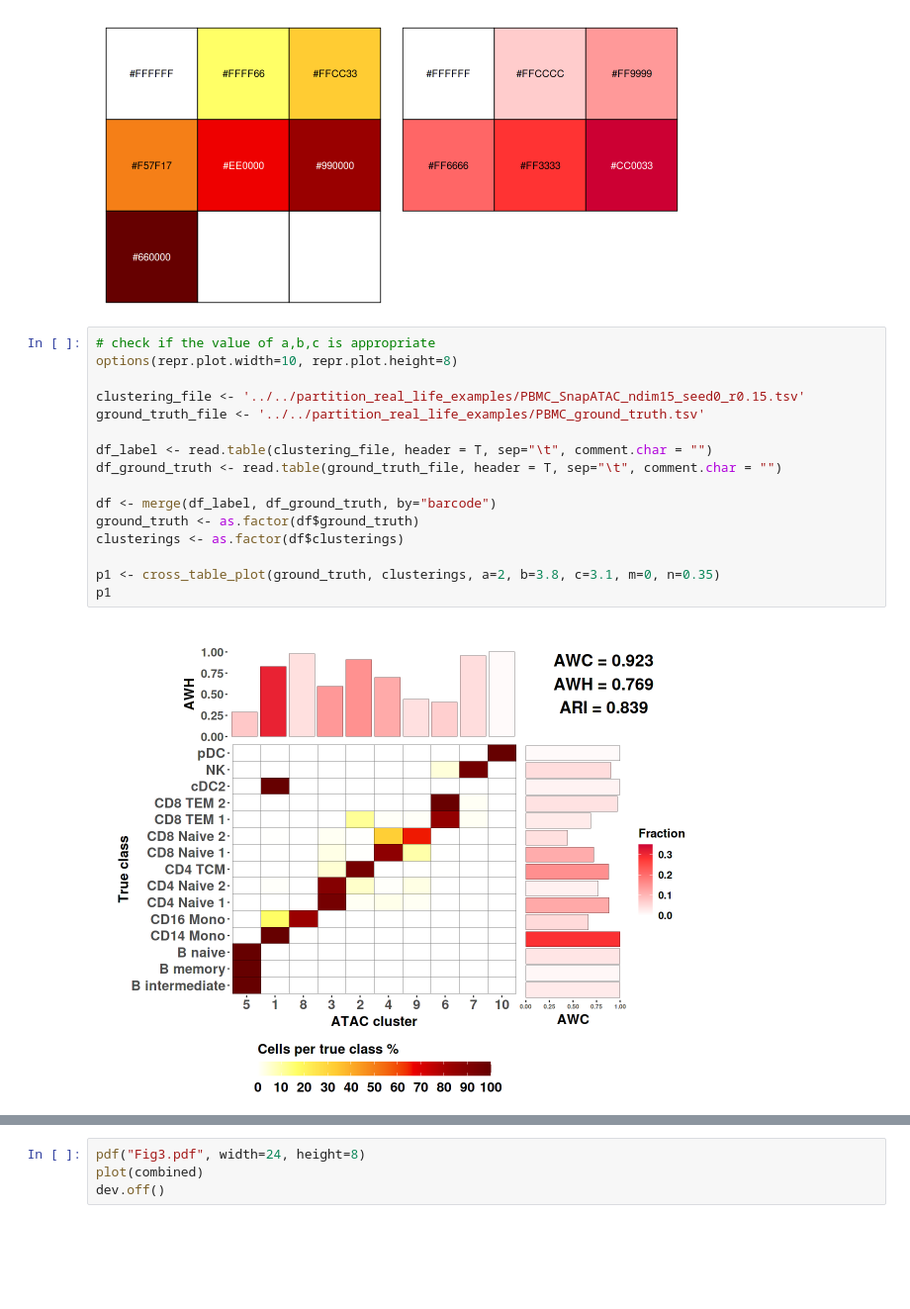
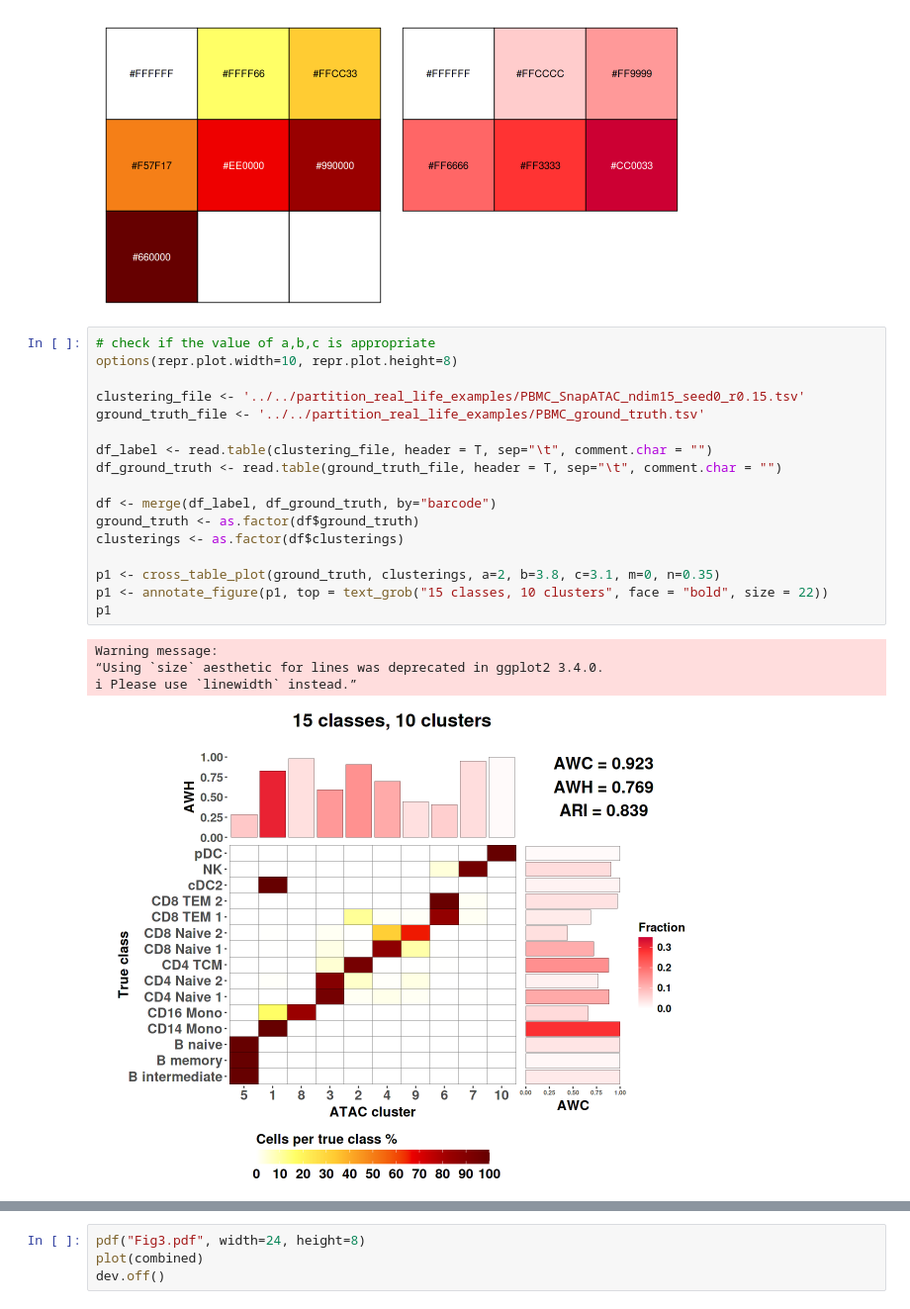
Before and after one commit to RoseYuan/metric_paper, a Jupyter notebook: Figures/partition_real_life_examples/partition_real_life_examples.ipynb, the cells around one changed output, grey strips where cells are left out. Shown at 99% size. Cells and saved outputs as stored; diff of their text form; blank space fills up the shorter version.

```diff
--- a/Figures/partition_real_life_examples/partition_real_life_examples.ipynb
+++ b/Figures/partition_real_life_examples/partition_real_life_examples.ipynb
@@ -11,21 +11,25 @@ show_col(my_col_WPkRd)
 # %%
 # check if the value of a,b,c is appropriate
 options(repr.plot.width=10, repr.plot.height=8)
 
 clustering_file <- '../../partition_real_life_examples/PBMC_SnapATAC_ndim15_seed0_r0.15.tsv'
 ground_truth_file <- '../../partition_real_life_examples/PBMC_ground_truth.tsv'
 
 df_label <- read.table(clustering_file, header = T, sep="\t", comment.char = "")
 df_ground_truth <- read.table(ground_truth_file, header = T, sep="\t", comment.char = "")
 
 df <- merge(df_label, df_ground_truth, by="barcode")
 ground_truth <- as.factor(df$ground_truth)
 clusterings <- as.factor(df$clusterings)
 
 p1 <- cross_table_plot(ground_truth, clusterings, a=2, b=3.8, c=3.1, m=0, n=0.35)
+p1 <- annotate_figure(p1, top = text_grob("15 classes, 10 clusters", face = "bold", size = 22))
 p1
 # %% [output]
+Warning message:
+“Using `size` aesthetic for lines was deprecated in ggplot2 3.4.0.
+ℹ Please use `linewidth` instead.”
-[figure, old version]
+[figure, new version]
 # %%
 # check if the value of a,b,c is appropriate
 options(repr.plot.width=10, repr.plot.height=8)
```
Also changed, not shown: parts of 3 cells of this notebook.
